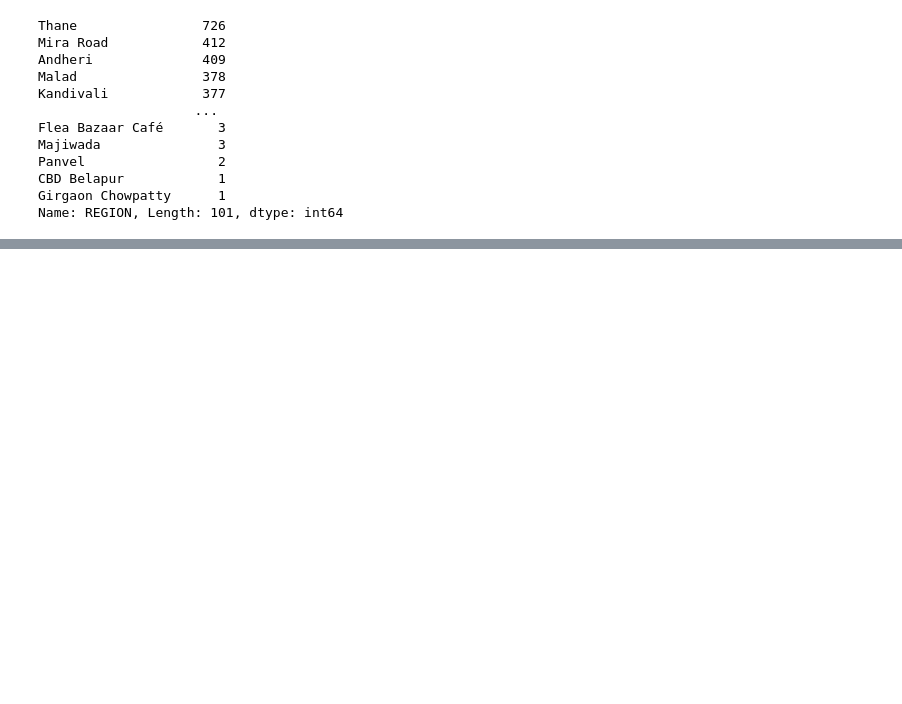
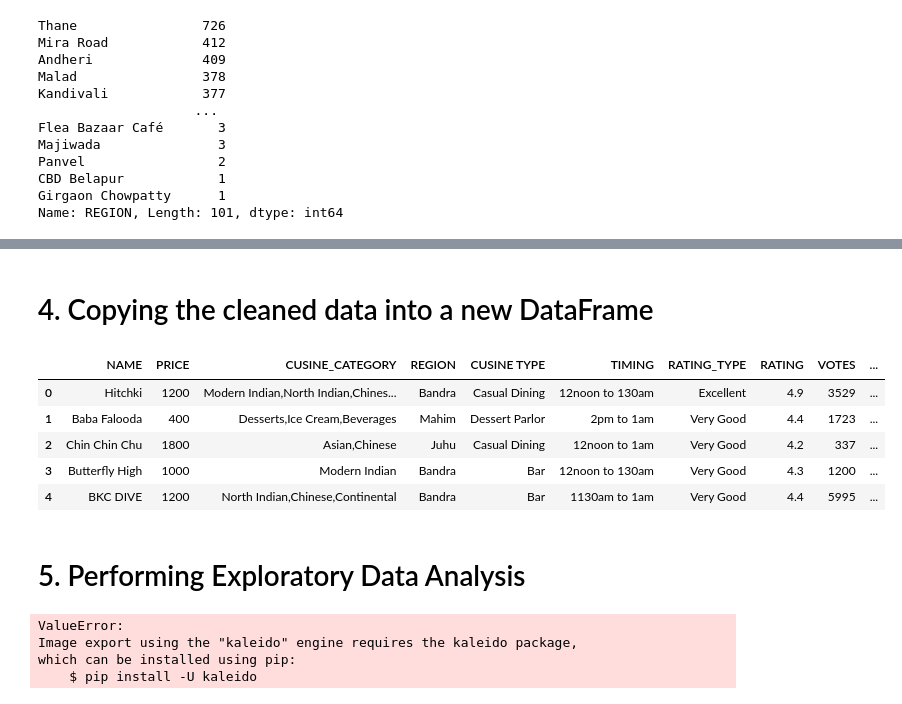
Before and after one commit to ArchanaAI/Zomato-Mumbai-analysis, a Jupyter notebook: Zomata Mumbai Analysis.ipynb, the cells around one changed output, grey strips where cells are left out. Saved outputs shown, nothing was run; the diff lists cells and outputs as text; code cells hidden in the pictures; blank space fills up the shorter version.

```diff
--- a/Zomata Mumbai Analysis.ipynb
+++ b/Zomata Mumbai Analysis.ipynb
@@ -424,0 +445,15 @@ TypeError: replace() missing 1 required positional argument: 'repl'
+# %% [markdown]
+# 4. Copying the cleaned data into a new DataFrame
+# %%
+zomato_df = raw_df.copy()
+# %%
+zomato_df.head()
+# %% [output]
+|  | NAME | PRICE | CUSINE_CATEGORY | REGION | CUSINE TYPE | TIMING | RATING_TYPE | RATING | VOTES | ... |
+| 0 | Hitchki | 1200 | Modern Indian,North Indian,Chines... | Bandra | Casual Dining | 12noon to 130am | Excellent | 4.9 | 3529 | ... |
+| 1 | Baba Falooda | 400 | Desserts,Ice Cream,Beverages | Mahim | Dessert Parlor | 2pm to 1am | Very Good | 4.4 | 1723 | ... |
+| 2 | Chin Chin Chu | 1800 | Asian,Chinese | Juhu | Casual Dining | 12noon to 1am | Very Good | 4.2 | 337 | ... |
+| 3 | Butterfly High | 1000 | Modern Indian | Bandra | Bar | 12noon to 130am | Very Good | 4.3 | 1200 | ... |
+| 4 | BKC DIVE | 1200 | North Indian,Chinese,Continental | Bandra | Bar | 1130am to 1am | Very Good | 4.4 | 5995 | ... |
+# %% [markdown]
+# 5. Performing Exploratory Data Analysis
@@ -424,0 +462,9 @@ TypeError: replace() missing 1 required positional argument: 'repl'
+# %%
+fig =px.histogram(zomato_df,x='CUSINE TYPE',color='CUSINE TYPE',title='No. of Restaurants by Cuisine Type',
+        labels={'CUSINE TYPE':'Cuisine Type'})
+fig.show()
+# %% [output]
+ValueError:
+Image export using the "kaleido" engine requires the kaleido package,
+which can be installed using pip:
+    $ pip install -U kaleido
```
Also changed, not shown: parts of 6 cells of this notebook.
